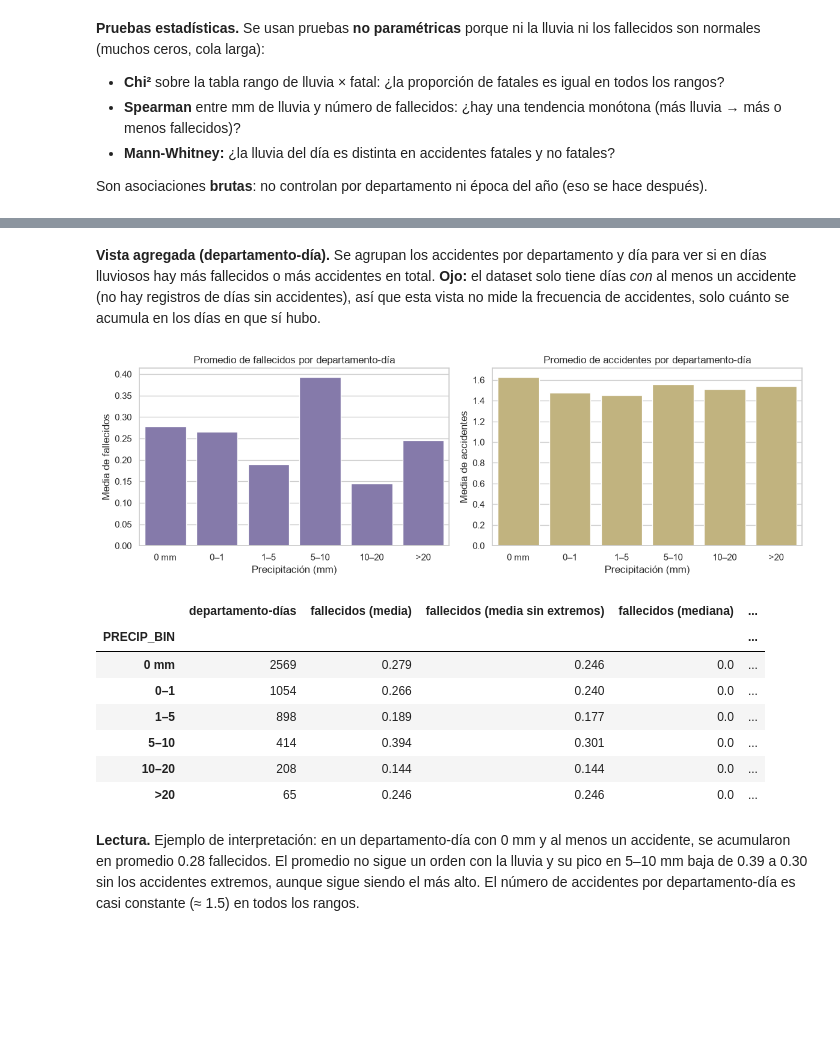
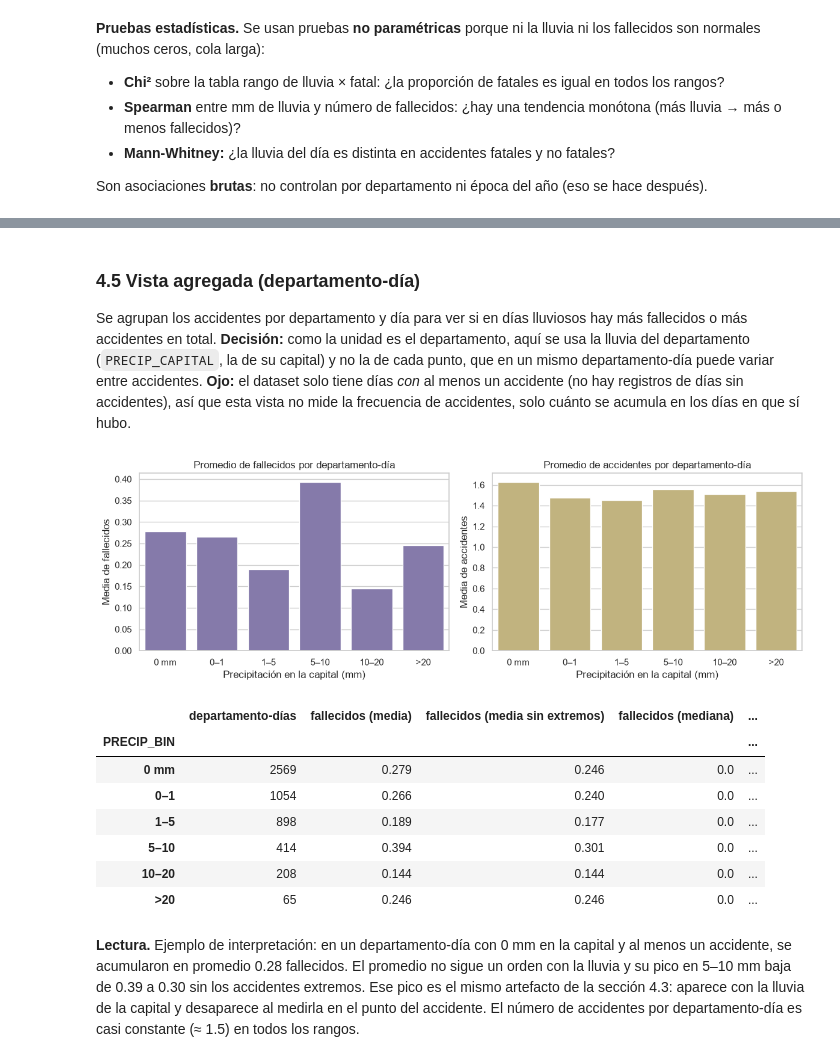
Before and after one commit to Marcor47/IAA-Grupo3, a Jupyter notebook: notebooks/01_eda.ipynb, the cells around one changed output, grey strips where cells are left out. Saved outputs shown, nothing was run; the diff lists cells and outputs as text; code cells hidden in the pictures; blank space fills up the shorter version.

```diff
--- a/notebooks/01_eda.ipynb
+++ b/notebooks/01_eda.ipynb
@@ -255,0 +235,10 @@ Fechas faltantes en la serie: 0
+# %%
+tramos = pp.cargar_red_vial()
+print(f"Red vial: {len(tramos):,} tramos de {len({t['ruta'] for t in tramos})} rutas nacionales")
+
+df = df.join(pp.ubicar_accidentes(df, tramos))
+motivos = (df.groupby(["UBICACION", "MOTIVO_UBICACION"]).size().rename("accidentes").reset_index()
+           .sort_values(["UBICACION", "accidentes"], ascending=[False, False]))
+motivos["%"] = (100 * motivos.accidentes / len(df)).round(1)
+display(motivos)
+print(df.UBICACION.value_counts(normalize=True).mul(100).round(1).to_string())
@@ -255,0 +315,8 @@ Fechas faltantes en la serie: 0
+# %%
+df["CELDA_LAT"], df["CELDA_LON"] = pp.asignar_celda(df.LAT, df.LON)
+clima_cap = pp.cargar_clima(df)
+clima = pp.cargar_clima_puntos(df)
+print(f"Celdas con accidentes: {df[['CELDA_LAT', 'CELDA_LON']].drop_duplicates().shape[0]}")
+print(f"Clima por celda: {len(clima):,} filas (celda-día) | {clima.FECHA.min().date()} → {clima.FECHA.max().date()}")
+print(f"Clima de capitales: {len(clima_cap):,} filas | {clima_cap.DEPARTAMENTO.nunique()} departamentos")
+clima[["precipitation_sum", "rain_sum", "precipitation_hours", "ELEVACION"]].describe().round(2)
@@ -272,10 +352,12 @@ Valores distintos de cero más pequeños de precipitation_sum: [0.1 0.2 0.3]
 # %%
-data = pp.unir_clima(df, clima)
-cobertura = data.precipitation_sum.notna().mean()
+data = df.merge(clima_cap[["DEPARTAMENTO", "FECHA", "precipitation_sum"]].rename(columns={"precipitation_sum": "PRECIP_CAPITAL"}),
+                on=["DEPARTAMENTO", "FECHA"], how="left")
+data = data.merge(clima, on=["CELDA_LAT", "CELDA_LON", "FECHA"], how="left")
 assert len(data) == len(df), "La unión no debe duplicar ni perder accidentes"
-print(f"Accidentes con dato de lluvia: {cobertura:.1%}")
+print(f"Accidentes con lluvia en su celda: {data.precipitation_sum.notna().mean():.1%} | "
+      f"con lluvia de la capital: {data.PRECIP_CAPITAL.notna().mean():.1%}")
 
 pp.PROC.mkdir(parents=True, exist_ok=True)
-data.to_csv(pp.F_DATASET, index=False)
-print("Guardado:", pp.F_DATASET.relative_to(ROOT), data.shape)
+data.drop(columns="DIST_CAPITAL_KM").to_csv(pp.F_DATASET, index=False)
+print("Guardado:", pp.F_DATASET.relative_to(ROOT), data.drop(columns="DIST_CAPITAL_KM").shape)
 # %% [output]
@@ -544,33 +721,35 @@ umbral
 # %% [markdown]
-**Vista agregada (departamento-día).** Se agrupan los accidentes por departamento y día para ver si en días lluviosos hay más fallecidos o más accidentes en total. **Ojo:** el dataset solo tiene días *con* al menos un accidente (no hay registros de días sin accidentes), así que esta vista no mide la frecuencia de accidentes, solo cuánto se acumula en los días en que sí hubo.
+### 4.5 Vista agregada (departamento-día)
+
+Se agrupan los accidentes por departamento y día para ver si en días lluviosos hay más fallecidos o más accidentes en total. **Decisión:** como la unidad es el departamento, aquí se usa la lluvia del departamento (`PRECIP_CAPITAL`, la de su capital) y no la de cada punto, que en un mismo departamento-día puede variar entre accidentes. **Ojo:** el dataset solo tiene días *con* al menos un accidente (no hay registros de días sin accidentes), así que esta vista no mide la frecuencia de accidentes, solo cuánto se acumula en los días en que sí hubo.
 # %%
 dd = (
     d.groupby(["DEPARTAMENTO", "FECHA"])
     .agg(accidentes=("ES_FATAL", "size"), fallecidos=("NUM_FALLECIDOS", "sum"),
-         max_fallecidos=("NUM_FALLECIDOS", "max"), precip=("precipitation_sum", "first"))
+         max_fallecidos=("NUM_FALLECIDOS", "max"), precip=("PRECIP_CAPITAL", "first"))
     .reset_index()
 )
 dd["PRECIP_BIN"] = pd.cut(dd.precip, bins=BINS, labels=ETIQ)
 
 resumen_agg = dd.groupby("PRECIP_BIN", observed=False)[["fallecidos", "accidentes"]].mean().reset_index()
 
 fig, ax = plt.subplots(1, 2, figsize=(12, 4))
 sns.barplot(data=resumen_agg, x="PRECIP_BIN", y="fallecidos", ax=ax[0], color="#8172B2")
-ax[0].set(title="Promedio de fallecidos por departamento-día", xlabel="Precipitación (mm)", ylabel="Media de fallecidos")
+ax[0].set(title="Promedio de fallecidos por departamento-día", xlabel="Precipitación en la capital (mm)", ylabel="Media de fallecidos")
 sns.barplot(data=resumen_agg, x="PRECIP_BIN", y="accidentes", ax=ax[1], color="#CCB974")
-ax[1].set(title="Promedio de accidentes por departamento-día", xlabel="Precipitación (mm)", ylabel="Media de accidentes")
+ax[1].set(title="Promedio de accidentes por departamento-día", xlabel="Precipitación en la capital (mm)", ylabel="Media de accidentes")
 plt.tight_layout(); plt.savefig(PLOTS / "eda_08_agregado_dep_dia.png", dpi=150); plt.show()
 
 # Misma vista sin los departamento-día que incluyen un accidente extremo, y con la mediana
 pd.DataFrame({
     "departamento-días": dd.groupby("PRECIP_BIN", observed=True).size(),
     "fallecidos (media)": dd.groupby("PRECIP_BIN", observed=True).fallecidos.mean(),
     "fallecidos (media sin extremos)": dd[dd.max_fallecidos < 10].groupby("PRECIP_BIN", observed=True).fallecidos.mean(),
     "fallecidos (mediana)": dd.groupby("PRECIP_BIN", observed=True).fallecidos.median(),
     "accidentes (media)": dd.groupby("PRECIP_BIN", observed=True).accidentes.mean(),
 }).round(3)
 # %% [output]
-[figure, old version]
+[figure, new version]
 |  | departamento-días | fallecidos (media) | fallecidos (media sin extremos) | fallecidos (mediana) | ... |
 | PRECIP_BIN |  |  |  |  | ... |
 | 0 mm | 2569 | 0.279 | 0.246 | 0.0 | ... |
@@ -580,5 +759,5 @@ pd.DataFrame({
 | 10–20 | 208 | 0.144 | 0.144 | 0.0 | ... |
 | >20 | 65 | 0.246 | 0.246 | 0.0 | ... |
 # %% [markdown]
-**Lectura.** Ejemplo de interpretación: en un departamento-día con 0 mm y al menos un accidente, se acumularon en promedio 0.28 fallecidos. El promedio no sigue un orden con la lluvia y su pico en 5–10 mm baja de 0.39 a 0.30 sin los accidentes extremos, aunque sigue siendo el más alto. El número de accidentes por departamento-día es casi constante (≈ 1.5) en todos los rangos.
+**Lectura.** Ejemplo de interpretación: en un departamento-día con 0 mm en la capital y al menos un accidente, se acumularon en promedio 0.28 fallecidos. El promedio no sigue un orden con la lluvia y su pico en 5–10 mm baja de 0.39 a 0.30 sin los accidentes extremos. Ese pico es el mismo artefacto de la sección 4.3: aparece con la lluvia de la capital y desaparece al medirla en el punto del accidente. El número de accidentes por departamento-día es casi constante (≈ 1.5) en todos los rangos.
 # %% [markdown]
```
Also changed, not shown: parts of 43 cells of this notebook, 19 other files.
